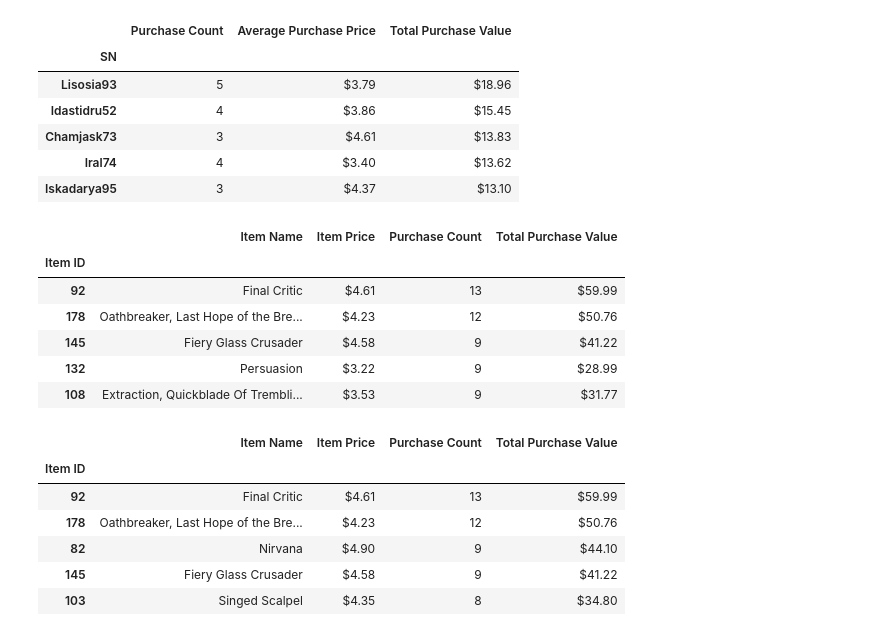
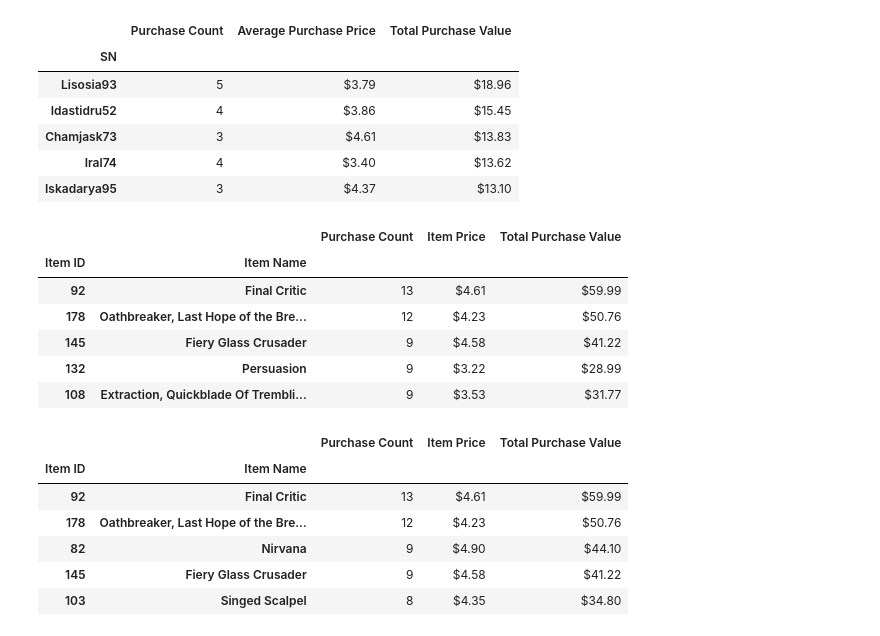
Before and after one commit to hannahduncan/pandas-challenge, a Jupyter notebook: HeroesOfPymoli/main.ipynb, the cells around one changed output. Drawn from its saved outputs; the diff is of its cells as text; code cells hidden in the pictures.

```diff
--- a/HeroesOfPymoli/main.ipynb
+++ b/HeroesOfPymoli/main.ipynb
@@ -330,22 +336,33 @@ age_purchase_df
 spenders_list = []
 spenders_dict = {}
 
+#Group game_df by SN to calculate Purchase Count
+
+grouped_spend_df = game_df.groupby("SN")
+grouped_spend_df = grouped_spend_df.count()
+grouped_spend_df = grouped_spend_df.drop(["Purchase ID","Age","Gender","Item Name","Price","Item ID"],1)
+
+#Loop through unique_users list to perform calculations for avg and total purchase value
+
 for i in range(len(unique_users)):
     SN = unique_users[i]
     individual_player_df = game_df.loc[game_df["SN"]==SN,:]
-    purchases = individual_player_df["Item ID"].count()
     totalPurchasePrice = individual_player_df["Price"].sum()
-    avgPurchases = round(totalPurchasePrice/purchases,2)
-    spenders_dict = {"SN":SN, "Purchase Count":purchases, "Average Purchase Price":avgPurchases, "Total Purchase Value":totalPurchasePrice}
+    avgPurchases = individual_player_df["Price"].mean()
+    spenders_dict = {"SN":SN, "Average Purchase Price":avgPurchases, "Total Purchase Value":totalPurchasePrice}
     spenders_list.append(spenders_dict)
 
+#Store data into pandas DataFrame
+
 spenders_df = pd.DataFrame(spenders_list)
-spenders_df = spenders_df.sort_values("Total Purchase Value",ascending = False)
+grouped_spend_purchase_df = pd.merge(grouped_spend_df, spenders_df, on = "SN")
+grouped_spend_purchase_df = grouped_spend_purchase_df.sort_values("Total Purchase Value",ascending = False)
 
-spenders_df = spenders_df.set_index("SN")
-spenders_df["Average Purchase Price"] = spenders_df["Average Purchase Price"].map("${:.2f}".format)
-spenders_df["Total Purchase Value"] = spenders_df["Total Purchase Value"].map("${:.2f}".format)
-spenders_df.head()
+grouped_spend_purchase_df = grouped_spend_purchase_df.rename(columns={"Age Ranges":"Purchase Count"})
+grouped_spend_purchase_df = grouped_spend_purchase_df.set_index("SN")
+grouped_spend_purchase_df["Average Purchase Price"] = grouped_spend_purchase_df["Average Purchase Price"].map("${:.2f}".format)
+grouped_spend_purchase_df["Total Purchase Value"] = grouped_spend_purchase_df["Total Purchase Value"].map("${:.2f}".format)
+grouped_spend_purchase_df.head()
 # %% [output]
 |  | Purchase Count | Average Purchase Price | Total Purchase Value |
 | SN |  |  |  |
@@ -354,50 +371,64 @@ spenders_df.head()
 | Chamjask73 | 3 | $4.61 | $13.83 |
 | Iral74 | 4 | $3.40 | $13.62 |
 | Iskadarya95 | 3 | $4.37 | $13.10 |
+# %%
+#Create grouped_items_df to calculate Purchase Count
+
+grouped_items_df = game_df.groupby(["Item ID","Item Name"])
+grouped_items_df = grouped_items_df.count()
+grouped_items_df = grouped_items_df.drop(["Purchase ID","SN", "Age","Gender","Price"],1)
 # %%
 #Most Popular Items
 
+#Store Item ID and Total Purchase Value into items_df
 items_list = []
 items_dict = {}
 item_name_list = []
 
 for i in range(len(unique_items_list)):
     itemID = int(unique_items_list[i])
     individual_item_df = game_df.loc[game_df["Item ID"]==itemID,:]
     itemPurchases = individual_item_df["Item Name"].count()
     totalItemPurchasePrice = individual_item_df["Price"].sum()
-    items_dict = {"Item ID":itemID, "Purchase Count":itemPurchases, "Total Purchase Value":totalItemPurchasePrice}
+    items_dict = {"Item ID":itemID, "Total Purchase Value":totalItemPurchasePrice}
     items_list.append(items_dict)
 
 items_df = pd.DataFrame(items_list)
 items_df = items_df.set_index("Item ID")
 
+#Merge items_df, unique_items_df, and grouped_items_df to combine results
+
 top_items_merged_df = pd.merge(unique_items_df,items_df,on="Item ID")
-top_items_merged_df = top_items_merged_df.set_index("Item ID")
+top_items_merged_df = top_items_merged_df.set_index(["Item ID","Item Name"])
+top_items_merged_df = pd.merge(grouped_items_df,top_items_merged_df, on = ["Item ID","Item Name"])
+top_items_merged_df = top_items_merged_df.rename(columns={"Age Ranges":"Purchase Count"})
+
 top_items_merged_df = top_items_merged_df.sort_values(["Purchase Count","Item ID"],ascending = False)
+
 top_items_merged_df["Item Price"] = top_items_merged_df["Item Price"].map("${:.2f}".format)
 top_items_merged_df["Total Purchase Value"] = top_items_merged_df["Total Purchase Value"].map("${:.2f}".format)
 top_items_merged_df.head()
 # %% [output]
-|  | Item Name | Item Price | Purchase Count | Total Purchase Value |
-| Item ID |  |  |  |  |
-| 92 | Final Critic | $4.61 | 13 | $59.99 |
-| 178 | Oathbreaker, Last Hope of the Bre... | $4.23 | 12 | $50.76 |
-| 145 | Fiery Glass Crusader | $4.58 | 9 | $41.22 |
-| 132 | Persuasion | $3.22 | 9 | $28.99 |
-| 108 | Extraction, Quickblade Of Trembli... | $3.53 | 9 | $31.77 |
+|  |  | Purchase Count | Item Price | Total Purchase Value |
+| Item ID | Item Name |  |  |  |
+| 92 | Final Critic | 13 | $4.61 | $59.99 |
+| 178 | Oathbreaker, Last Hope of the Bre... | 12 | $4.23 | $50.76 |
+| 145 | Fiery Glass Crusader | 9 | $4.58 | $41.22 |
+| 132 | Persuasion | 9 | $3.22 | $28.99 |
+| 108 | Extraction, Quickblade Of Trembli... | 9 | $3.53 | $31.77 |
 # %%
 #Most Profitable Items
 
+#Sort and reformat top_items_merged_df
 most_profitable_df = top_items_merged_df.sort_values("Total Purchase Value",ascending=False)
 most_profitable_df["Item Price"] = most_profitable_df["Item Price"].map("${:.2f}".format)
 most_profitable_df["Total Purchase Value"] = most_profitable_df["Total Purchase Value"].map("${:.2f}".format)
 most_profitable_df.head()
 # %% [output]
-|  | Item Name | Item Price | Purchase Count | Total Purchase Value |
-| Item ID |  |  |  |  |
-| 92 | Final Critic | $4.61 | 13 | $59.99 |
-| 178 | Oathbreaker, Last Hope of the Bre... | $4.23 | 12 | $50.76 |
-| 82 | Nirvana | $4.90 | 9 | $44.10 |
-| 145 | Fiery Glass Crusader | $4.58 | 9 | $41.22 |
-| 103 | Singed Scalpel | $4.35 | 8 | $34.80 |
+|  |  | Purchase Count | Item Price | Total Purchase Value |
+| Item ID | Item Name |  |  |  |
+| 92 | Final Critic | 13 | $4.61 | $59.99 |
+| 178 | Oathbreaker, Last Hope of the Bre... | 12 | $4.23 | $50.76 |
+| 82 | Nirvana | 9 | $4.90 | $44.10 |
+| 145 | Fiery Glass Crusader | 9 | $4.58 | $41.22 |
+| 103 | Singed Scalpel | 8 | $4.35 | $34.80 |
```
Also changed, not shown: parts of 6 cells of this notebook.
